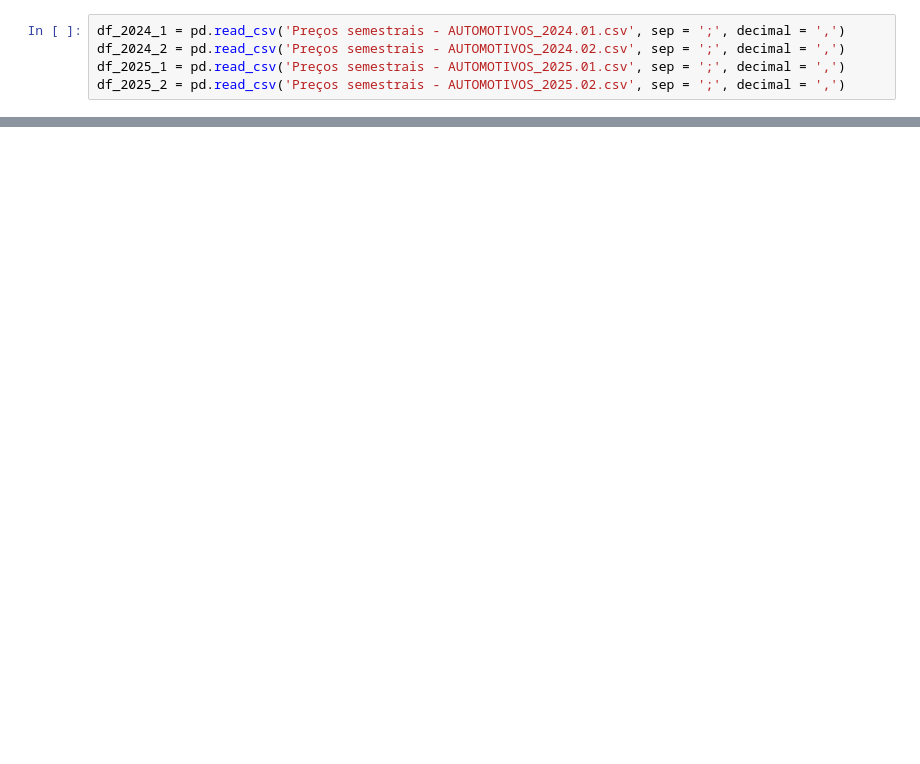
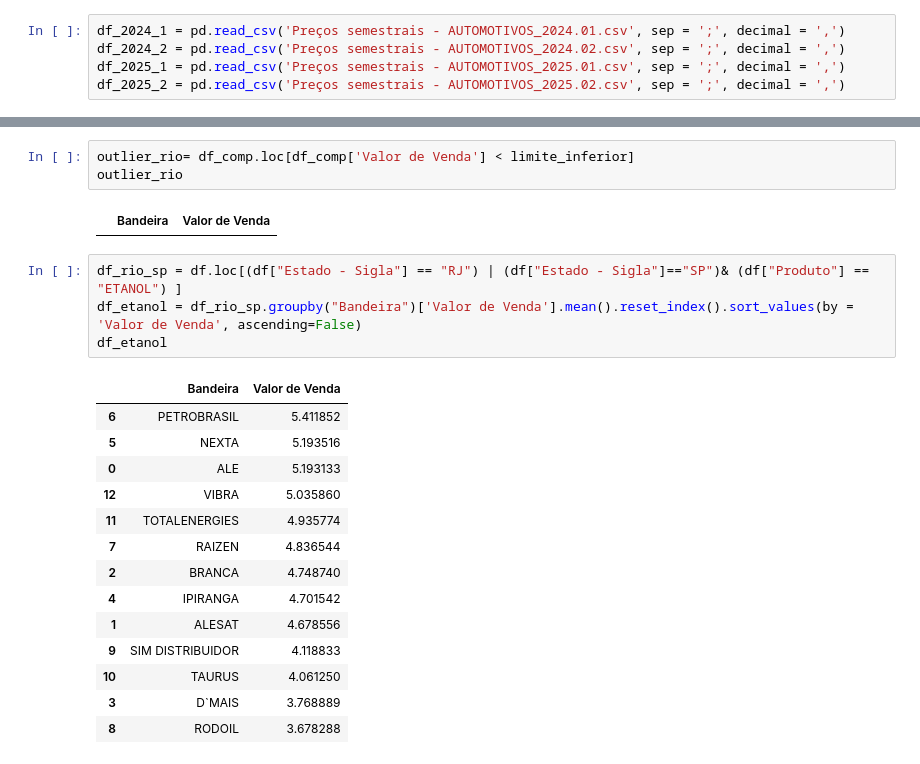
Before and after one commit to Macario-art-dev/UC2_senac_dados, a Jupyter notebook: UC2.ipynb, the cells around one changed output, grey strips where cells are left out. Drawn from its saved outputs; the diff is of its cells as text; blank space fills up the shorter version.

```diff
--- a/UC2.ipynb
+++ b/UC2.ipynb
@@ -78,0 +106,24 @@ outlier_rio
+# %%
+outlier_rio= df_comp.loc[df_comp['Valor de Venda'] < limite_inferior]
+outlier_rio
+# %% [output]
+|  | Bandeira | Valor de Venda |
+# %%
+df_rio_sp = df.loc[(df["Estado - Sigla"] == "RJ") | (df["Estado - Sigla"]=="SP")& (df["Produto"] == "ETANOL") ]
+df_etanol = df_rio_sp.groupby("Bandeira")['Valor de Venda'].mean().reset_index().sort_values(by = 'Valor de Venda', ascending=False)
+df_etanol
+# %% [output]
+|  | Bandeira | Valor de Venda |
+| 6 | PETROBRASIL | 5.411852 |
+| 5 | NEXTA | 5.193516 |
+| 0 | ALE | 5.193133 |
+| 12 | VIBRA | 5.035860 |
+| 11 | TOTALENERGIES | 4.935774 |
+| 7 | RAIZEN | 4.836544 |
+| 2 | BRANCA | 4.748740 |
+| 4 | IPIRANGA | 4.701542 |
+| 1 | ALESAT | 4.678556 |
+| 9 | SIM DISTRIBUIDOR | 4.118833 |
+| 10 | TAURUS | 4.061250 |
+| 3 | D`MAIS | 3.768889 |
+| 8 | RODOIL | 3.678288 |
```
Also changed, not shown: parts of 10 cells of this notebook, 1 other file.
